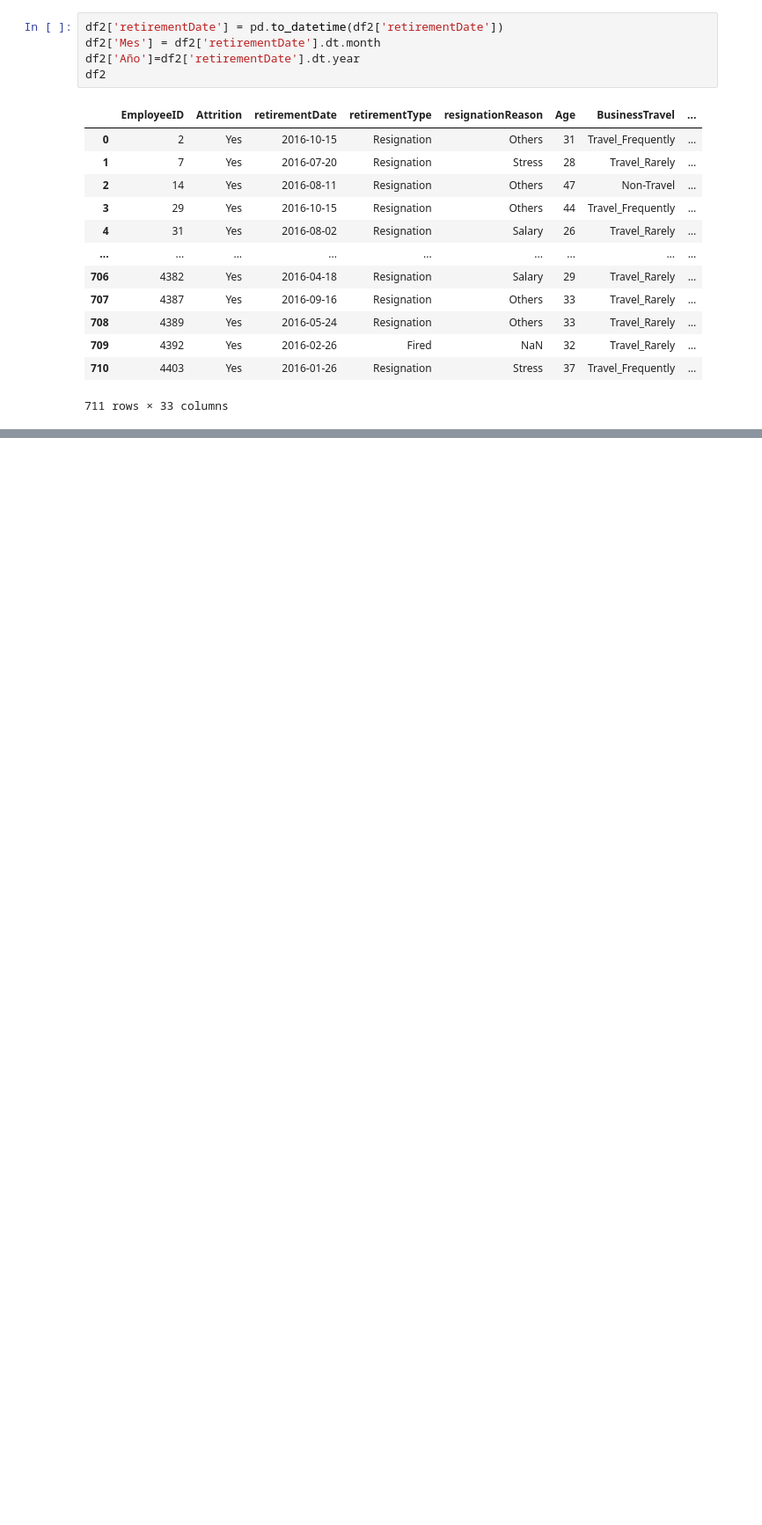
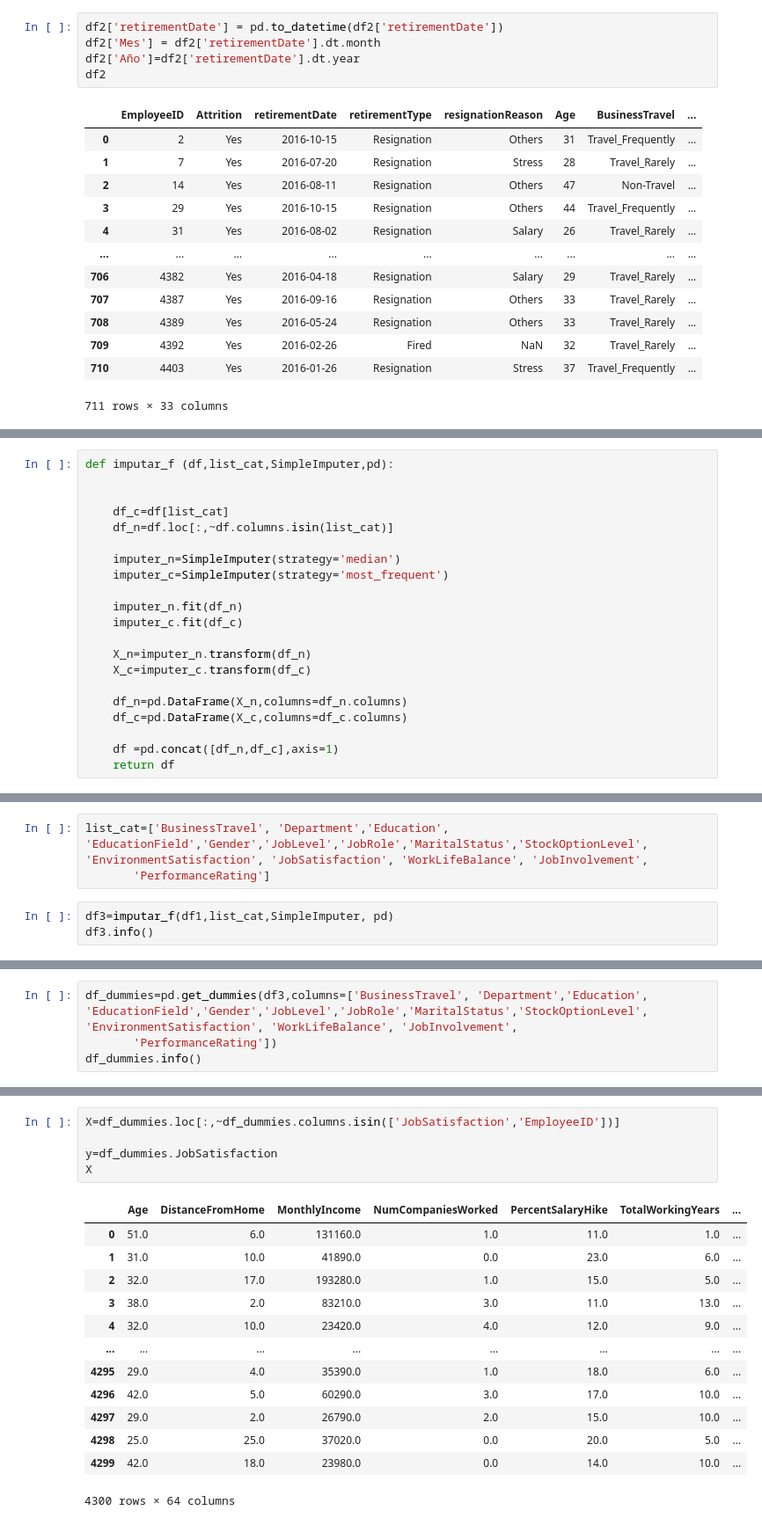
Before and after one commit to anaperez10/Analiticalll, a Jupyter notebook: RRHH.ipynb, the cells around one changed output, grey strips where cells are left out. Shown: that part at 88% size. Drawn from its saved outputs; the diff is of its cells as text; blank space fills up the shorter version.

```diff
--- a/RRHH.ipynb
+++ b/RRHH.ipynb
@@ -528,0 +609,21 @@ dtype: float64
+# %%
+def imputar_f (df,list_cat,SimpleImputer,pd):
+
+
+    df_c=df[list_cat]
+    df_n=df.loc[:,~df.columns.isin(list_cat)]
+
+    imputer_n=SimpleImputer(strategy='median')
+    imputer_c=SimpleImputer(strategy='most_frequent')
+
+    imputer_n.fit(df_n)
+    imputer_c.fit(df_c)
+
+    X_n=imputer_n.transform(df_n)
+    X_c=imputer_c.transform(df_c)
+
+    df_n=pd.DataFrame(X_n,columns=df_n.columns)
+    df_c=pd.DataFrame(X_c,columns=df_c.columns)
+
+    df =pd.concat([df_n,df_c],axis=1)
+    return df
@@ -528,0 +655,6 @@ dtype: float64
+# %%
+list_cat=['BusinessTravel', 'Department','Education', 'EducationField','Gender','JobLevel','JobRole','MaritalStatus','StockOptionLevel', 'EnvironmentSatisfaction', 'JobSatisfaction', 'WorkLifeBalance', 'JobInvolvement',
+       'PerformanceRating']
+# %%
+df3=imputar_f(df1,list_cat,SimpleImputer, pd)
+df3.info()
@@ -528,0 +679,4 @@ dtype: float64
+# %%
+df_dummies=pd.get_dummies(df3,columns=['BusinessTravel', 'Department','Education', 'EducationField','Gender','JobLevel','JobRole','MaritalStatus','StockOptionLevel', 'EnvironmentSatisfaction', 'WorkLifeBalance', 'JobInvolvement',
+       'PerformanceRating'])
+df_dummies.info()
@@ -528,0 +721,19 @@ dtype: float64
+# %%
+X=df_dummies.loc[:,~df_dummies.columns.isin(['JobSatisfaction','EmployeeID'])]
+
+y=df_dummies.JobSatisfaction
+X
+# %% [output]
+|  | Age | DistanceFromHome | MonthlyIncome | NumCompaniesWorked | PercentSalaryHike | TotalWorkingYears | ... |
+| 0 | 51.0 | 6.0 | 131160.0 | 1.0 | 11.0 | 1.0 | ... |
+| 1 | 31.0 | 10.0 | 41890.0 | 0.0 | 23.0 | 6.0 | ... |
+| 2 | 32.0 | 17.0 | 193280.0 | 1.0 | 15.0 | 5.0 | ... |
+| 3 | 38.0 | 2.0 | 83210.0 | 3.0 | 11.0 | 13.0 | ... |
+| 4 | 32.0 | 10.0 | 23420.0 | 4.0 | 12.0 | 9.0 | ... |
+| ... | ... | ... | ... | ... | ... | ... | ... |
+| 4295 | 29.0 | 4.0 | 35390.0 | 1.0 | 18.0 | 6.0 | ... |
+| 4296 | 42.0 | 5.0 | 60290.0 | 3.0 | 17.0 | 10.0 | ... |
+| 4297 | 29.0 | 2.0 | 26790.0 | 2.0 | 15.0 | 10.0 | ... |
+| 4298 | 25.0 | 25.0 | 37020.0 | 0.0 | 20.0 | 5.0 | ... |
+| 4299 | 42.0 | 18.0 | 23980.0 | 0.0 | 14.0 | 10.0 | ... |
+4300 rows × 64 columns
```
Also changed, not shown: parts of 23 cells of this notebook.
